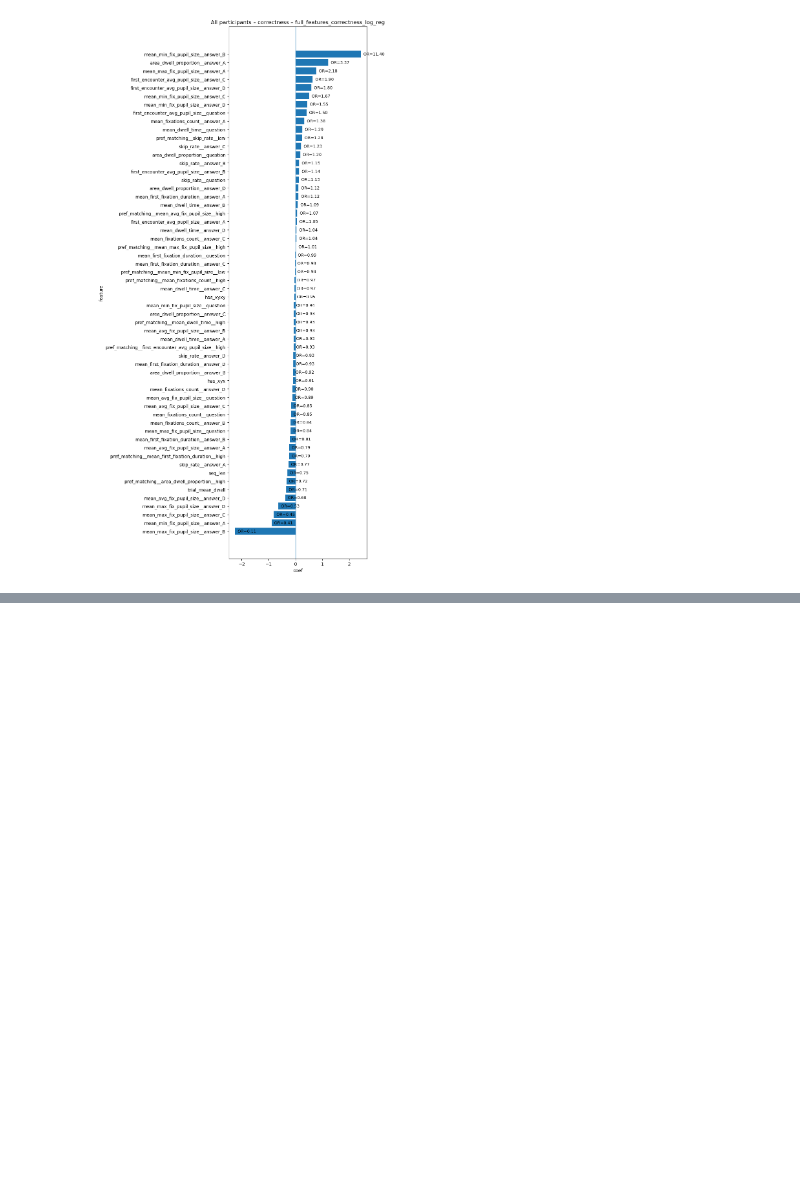
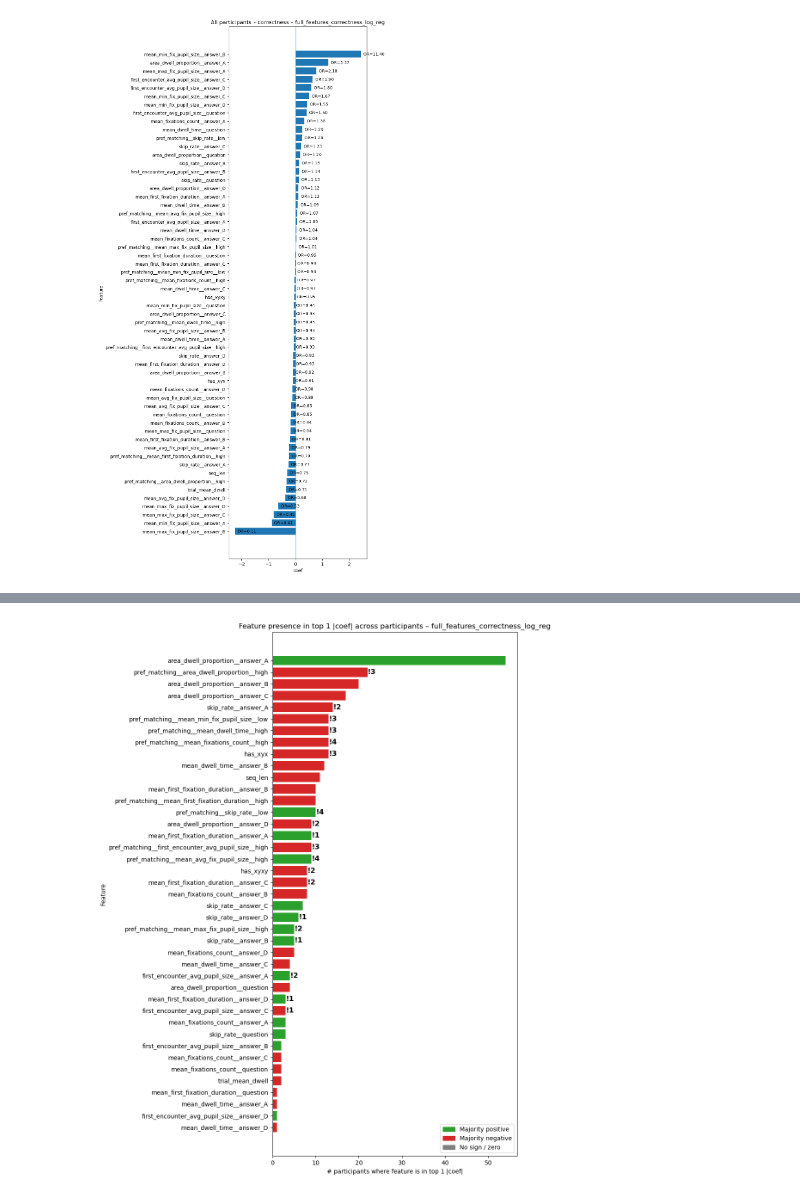
Before and after one commit to Mormorfor/QA_eyetracking, a Jupyter notebook: notebooks/answer_corr_prediction.ipynb, the cells around one changed output, grey strips where cells are left out. Cells and saved outputs as stored; diff of their text form; code cells hidden in the pictures; blank space fills up the shorter version.

```diff
--- a/notebooks/answer_corr_prediction.ipynb
+++ b/notebooks/answer_corr_prediction.ipynb
@@ -112,3 +99,14 @@ for model_name, res in results_all_corr_full.items():
 [figure]
 [figure]
 [figure]
+# %%
+results_by_pid = evaluate_models_on_answer_correctness_leave_one_trial_out(
+    df=all_participants,
+    models=correctness_models,
+    group_cols=(Con.PARTICIPANT_ID, Con.TRIAL_ID),
+    builder_fn=lambda d, group_cols: build_trial_level_full_features_for_correctness(
+        d,
+        group_cols=group_cols,
+        pref_specs=pref_specs,
+    ),
+)
@@ -114,0 +133,14 @@ for model_name, res in results_all_corr_full.items():
+# %%
+i = 1
+
+fig, summary_df = plot_top_abs_coef_feature_frequency_across_participants(
+    results_by_pid=results_by_pid,
+    model_name="full_features_correctness_log_reg",
+    coef_col="coef",
+    top_k_within_participant=i,
+    top_k_features=70,
+    save_path=f"../reports/plots/participent_correctness_coeffs/top{i}_presence_full_features.png",
+)
+
+summary_df
+# %% [output]
@@ -114,0 +164 @@ for model_name, res in results_all_corr_full.items():
+[figure, added]
```
Also changed, not shown: parts of 4 cells of this notebook, 7 other files.
